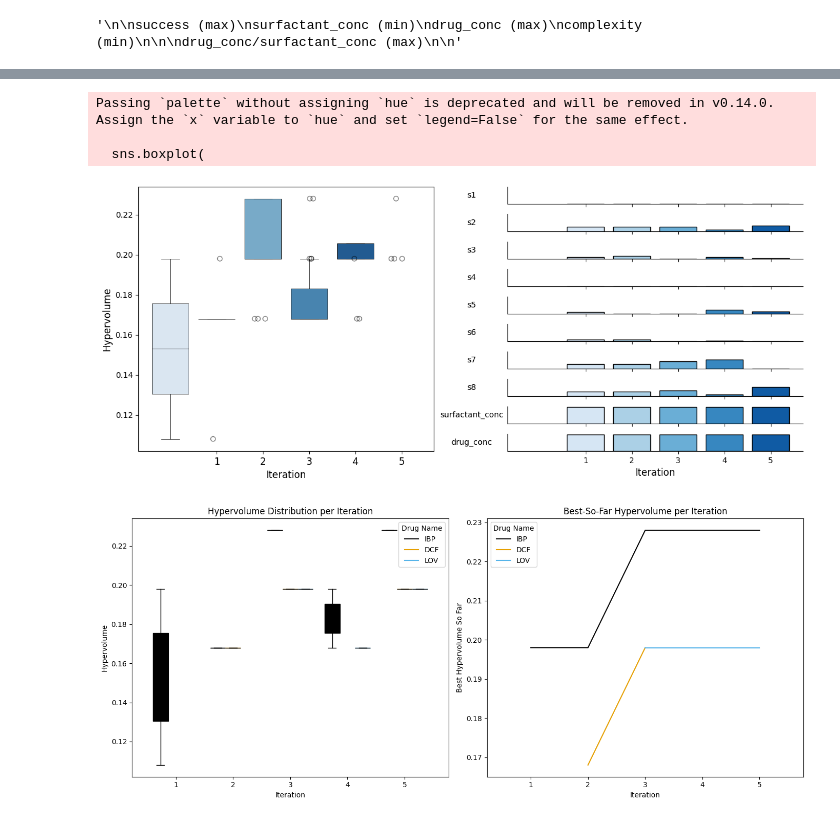
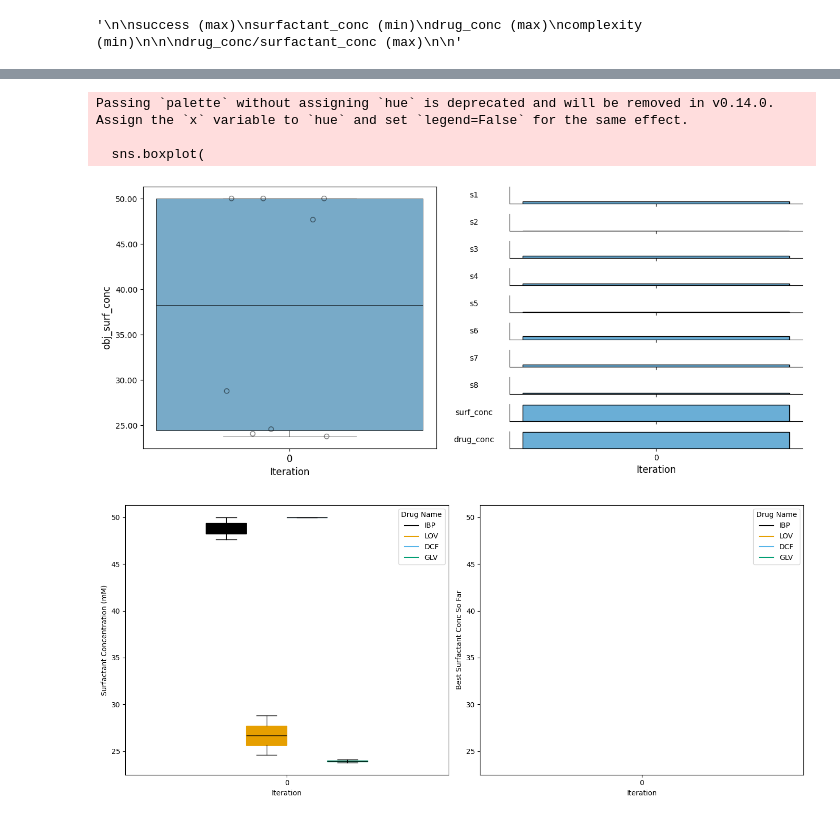
Before and after one commit to zeqingbaosdl5/drug-surfactant, a Jupyter notebook: experiments/data_analysis.ipynb, the cells around one changed output, grey strips where cells are left out. Saved outputs shown, nothing was run; the diff lists cells and outputs as text; code cells hidden in the pictures.

```diff
--- a/experiments/data_analysis.ipynb
+++ b/experiments/data_analysis.ipynb
@@ -15,8 +15,9 @@ sys.path.append('20250711_mutidrugs/')
 import helper_functions as hf
 # %%
-ax_client_file_path = "/Users/zeqing/0_Github/drug_surfactant/experiments/20250711_mutidrugs/iteration_5/optimizer/optimizer_5_loaded.json"
+ax_client_file_path = "/Users/zeqing/0_Github/drug_surfactant/experiments/20250716_SOO/iteration_0/optimizer/optimizer_0_loaded.json"
 # %%
 ax_client = AxClient.load_from_json_file(ax_client_file_path)
 df = ax_client.get_trials_data_frame()
+df['surf_conc'] = df['surf_1_conc'] + df['surf_2_conc'] + df['surf_3_conc']
 df.head(15)
 # %% [output]
@@ -104,0 +79,14 @@ df.head(18)
+# %%
+# Add columns s1 through s8 initialized to zero
+for i in range(1, 9):
+    df[f's{i}'] = 0.0
+
+# Populate concentrations for each surfactant
+for idx, row in df.iterrows():
+    for surf_col, conc_col in zip(['surf_1', 'surf_2', 'surf_3'], ['surf_1_conc', 'surf_2_conc', 'surf_3_conc']):
+        surf = row[surf_col]
+        conc = row[conc_col]
+        df.at[idx, surf] += conc
+
+print(df.columns)
+df
@@ -456,7 +303,7 @@ def boxplot(data, col, ax, ann):
     colors = sns.color_palette("Blues", len(iterations))
 
     sns.boxplot(
-        x='iteration', y=col, data=processed_df,
+        x='iteration', y=col, data=df,
         order=iterations, palette=colors,
         linewidth=0.5,
         boxprops={'edgecolor':'black'},
@@ -544,38 +391,40 @@ def bar(data, param, ax, ann=None):
         which='both',
         left=False,
         labelleft=False
     )
 
 # --- build the stacked figure with bars ---
-params = ['s1','s2','s3','s4','s5','s6','s7','s8','surfactant_conc','drug_conc']
+params = ['s1','s2','s3','s4','s5','s6','s7','s8','surf_conc','drug_conc']
+
+
 fig = plt.figure(figsize=(15, len(params) * 0.6))
 boxplot_rows = len(params)
 gs = fig.add_gridspec(nrows=len(params), ncols=2, hspace=0.6, wspace=0.25)
 
 # Boxplot at top
 ax0 = fig.add_subplot(gs[0:boxplot_rows, 0])
-boxplot(processed_df.copy(), 'Hypervolume', ax0, ann=None)
+boxplot(df.copy(), 'obj_surf_conc', ax0, ann=None)
 
 # Bars for each parameter
 for i, param in enumerate(params):
     ax = fig.add_subplot(gs[i, 1], sharex=ax0)
-    bar(processed_df.copy(), param, ax, ann=None)
+    bar(df.copy(), param, ax, ann=None)
 
 # label and show tick labels only on the bottommost bar chart
 last_ax = fig.axes[-1]
 last_ax.set_xlabel('Iteration', fontsize=12)
 last_ax.tick_params(axis='x', which='both', labelbottom=True)
 
 # Save the figure
 fig.patch.set(facecolor='none')
-fig.canvas.print_figure('hypervolume.png', dpi=600)
+#fig.canvas.print_figure('hypervolume.png', dpi=600)
 plt.tight_layout()
 plt.show()
 # %% [output]
 Passing `palette` without assigning `hue` is deprecated and will be removed in v0.14.0. Assign the `x` variable to `hue` and set `legend=False` for the same effect.
 
   sns.boxplot(
-[figure, old version]
+[figure, new version]
 # %%
 import numpy as np
 import matplotlib.pyplot as plt
@@ -585,11 +434,11 @@ palette = ['#000000','#E69F00','#56B4E9','#009E73',
            '#F0E442','#0072B2','#D55E00','#CC79A7']
 
 # 2) figure out your drugs and colors
-drugs = processed_df['drug_name'].unique()
+drugs = df['drug_name'].unique()
 colors = {drug: palette[i] for i, drug in enumerate(drugs)}
 
 # 3) get sorted list of iteration numbers, but we'll plot at positions 0..N‑1
-iterations = sorted(processed_df['iteration'].unique())
+iterations = sorted(df['iteration'].unique())
 n_iters = len(iterations)
 n_drugs = len(drugs)
 ind = np.arange(n_iters)             # 0,1,2,...
@@ -601,10 +450,10 @@ fig, (ax1, ax2) = plt.subplots(1, 2, figsize=(14, 6), sharex=True)
 for i, drug in enumerate(drugs):
     # collect per-iteration Hypervolume arrays
     data = [
-        processed_df.loc[
-            (processed_df['drug_name']==drug) &
-            (processed_df['iteration']==it),
-            'Hypervolume'
+        df.loc[
+            (df['drug_name']==drug) &
+            (df['iteration']==it),
+            'obj_surf_conc'
         ].values
         for it in iterations
     ]
@@ -623,8 +472,8 @@ for i, drug in enumerate(drugs):
 ax1.set_xticks(ind)
 ax1.set_xticklabels(iterations)
 ax1.set_xlabel('Iteration')
-ax1.set_ylabel('Hypervolume')
-ax1.set_title('Hypervolume Distribution per Iteration')
+ax1.set_ylabel('Surfactant Concentration (mM)')
+
 
 # Legend
 for drug in drugs:
@@ -633,24 +482,24 @@ ax1.legend(title='Drug Name')
 
 # — Right: “best‐so‐far” cumulative max line plot
 for drug in drugs:
-    dfd = processed_df[processed_df['drug_name']==drug]
+    dfd = df[df['drug_name']==drug]
     # get the max HV at each iteration, fill missing, then cummax
-    hv_max = (
-        dfd.groupby('iteration')['Hypervolume']
-           .max()
+    conc_min = (
+        dfd.groupby('iteration')['obj_surf_conc']
+           .min()
            .reindex(iterations, fill_value=np.nan)
            .cummax()
     )
-    ax2.plot(ind, hv_max, label=drug, color=colors[drug])
+    ax2.plot(ind, conc_min, label=drug, color=colors[drug])
 
 ax2.set_xticks(ind)
 ax2.set_xticklabels(iterations)
 ax2.set_xlabel('Iteration')
-ax2.set_ylabel('Best Hypervolume So Far')
-ax2.set_title('Best‐So‐Far Hypervolume per Iteration')
+ax2.set_ylabel('Best Surfactant Conc So Far')
+#ax2.set_title('Best‐So‐Far Hypervolume per Iteration')
 ax2.legend(title='Drug Name')
 
 plt.tight_layout()
 plt.show()
 # %% [output]
-[figure, old version]
+[figure, new version]
```
Also changed, not shown: parts of 14 cells of this notebook, 2 other files.
